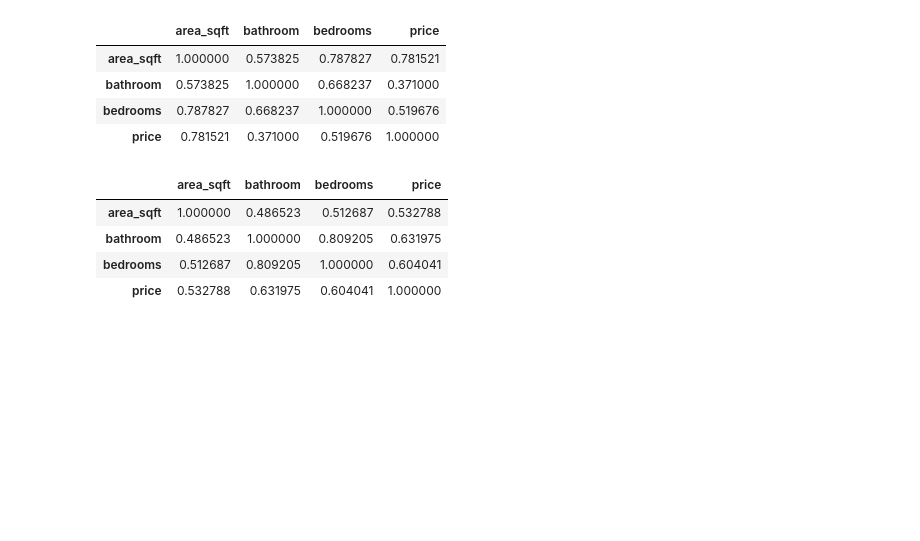
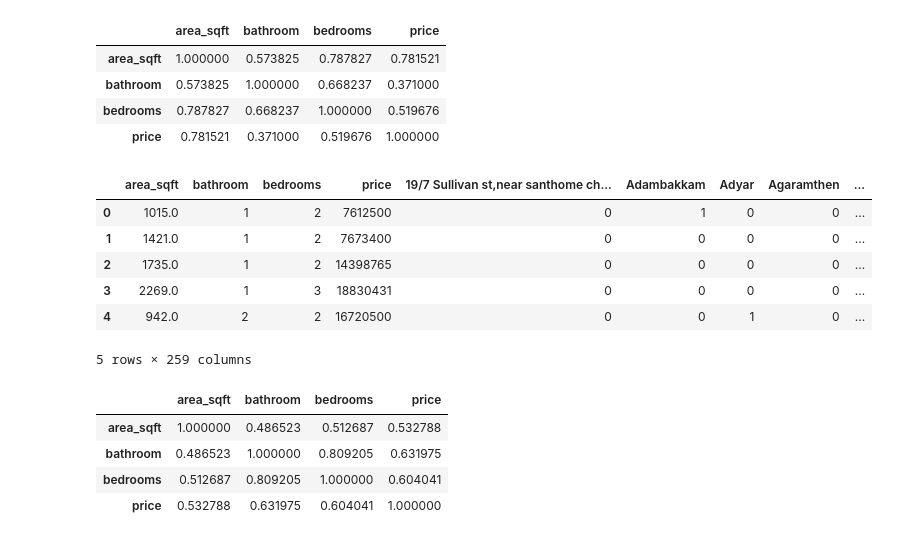
Before and after one commit to 41x3n/Price-Samjho, a Jupyter notebook: Notebooks/Price_Samjho.ipynb, the cells around one changed output. Saved outputs shown, nothing was run; the diff lists cells and outputs as text; code cells hidden in the pictures; blank space fills up the shorter version.

```diff
--- a/Notebooks/Price_Samjho.ipynb
+++ b/Notebooks/Price_Samjho.ipynb
@@ -471,6 +485,19 @@ Chennai_df.corr()
 | bathroom | 0.573825 | 1.000000 | 0.668237 | 0.371000 |
 | bedrooms | 0.787827 | 0.668237 | 1.000000 | 0.519676 |
 | price | 0.781521 | 0.371000 | 0.519676 | 1.000000 |
+# %%
+dummy = pd.get_dummies(Chennai_df['locality_name'])
+Chennai_df = pd.concat([Chennai_df, dummy], axis=1)
+Chennai_df = Chennai_df.drop(['locality_name'], axis=1)
+Chennai_df.head()
+# %% [output]
+|  | area_sqft | bathroom | bedrooms | price | 19/7 Sullivan st,near santhome ch... | Adambakkam | Adyar | Agaramthen | ... |
+| 0 | 1015.0 | 1 | 2 | 7612500 | 0 | 1 | 0 | 0 | ... |
+| 1 | 1421.0 | 1 | 2 | 7673400 | 0 | 0 | 0 | 0 | ... |
+| 2 | 1735.0 | 1 | 2 | 14398765 | 0 | 0 | 0 | 0 | ... |
+| 3 | 2269.0 | 1 | 3 | 18830431 | 0 | 0 | 0 | 0 | ... |
+| 4 | 942.0 | 2 | 2 | 16720500 | 0 | 0 | 1 | 0 | ... |
+5 rows × 259 columns
 # %%
 Hyderabad_df = Hyderabad[['area_sqft', 'bathroom', 'bedrooms', 'locality_name', 'price']]
 Hyderabad_df.corr()
```
Also changed, not shown: parts of 7 cells of this notebook.
